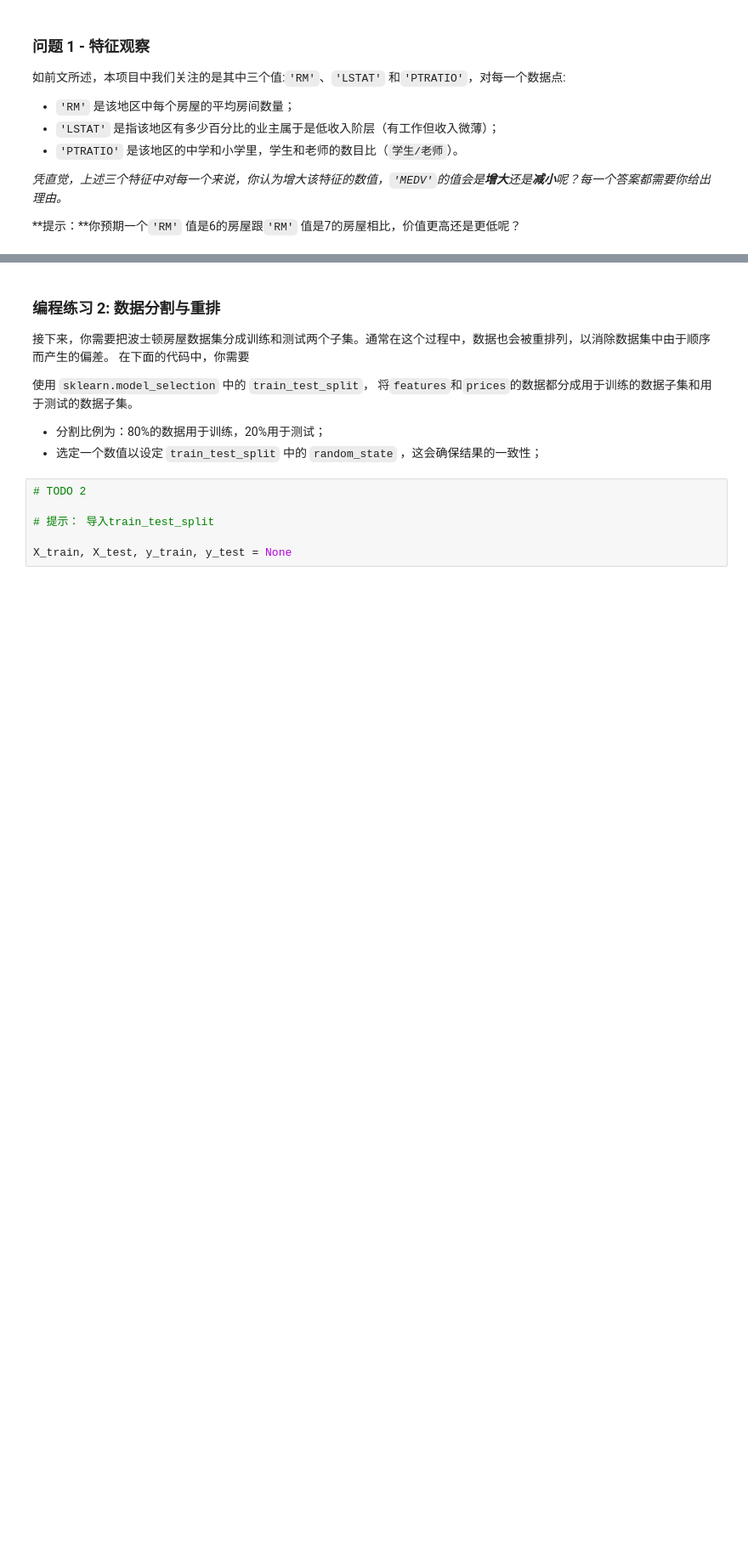
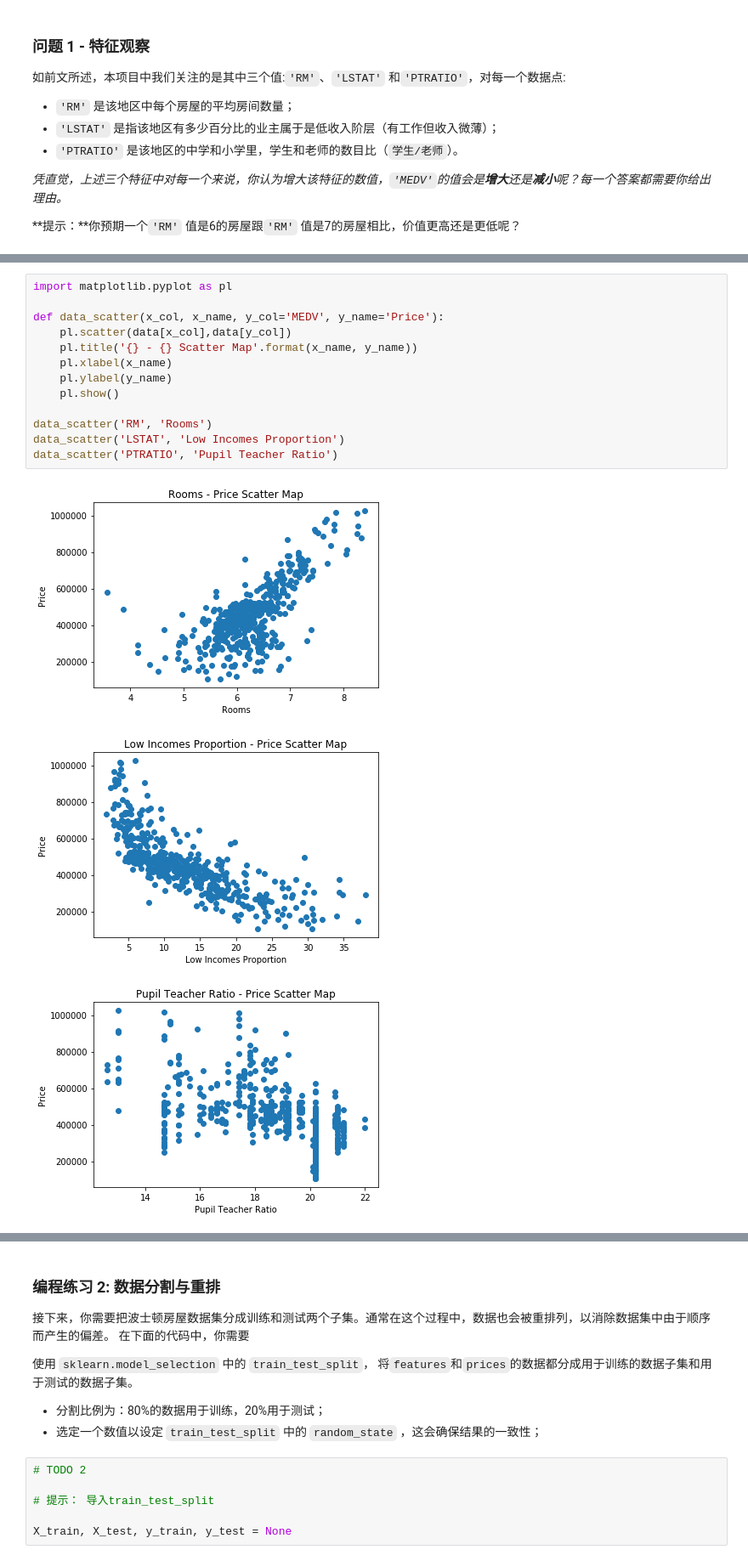
Before and after one commit to DiabloCC/UdacityCourse, a Jupyter notebook: p5/boston_housing-master/boston_housing.ipynb, the cells around one changed output, grey strips where cells are left out. Shown at 85% size. Drawn from its saved outputs; the diff is of its cells as text; blank space fills up the shorter version.

```diff
--- a/p5/boston_housing-master/boston_housing.ipynb
+++ b/p5/boston_housing-master/boston_housing.ipynb
@@ -106,0 +121,17 @@ _凭直觉，上述三个特征中对每一个来说，你认为增大该特征
+# %%
+import matplotlib.pyplot as pl
+
+def data_scatter(x_col, x_name, y_col='MEDV', y_name='Price'):
+    pl.scatter(data[x_col],data[y_col])
+    pl.title('{} - {} Scatter Map'.format(x_name, y_name))
+    pl.xlabel(x_name)
+    pl.ylabel(y_name)
+    pl.show()
+
+data_scatter('RM', 'Rooms')
+data_scatter('LSTAT', 'Low Incomes Proportion')
+data_scatter('PTRATIO', 'Pupil Teacher Ratio')
+# %% [output]
+[figure, added]
+[figure, added]
+[figure, added]
```
Also changed, not shown: parts of 4 cells of this notebook.
